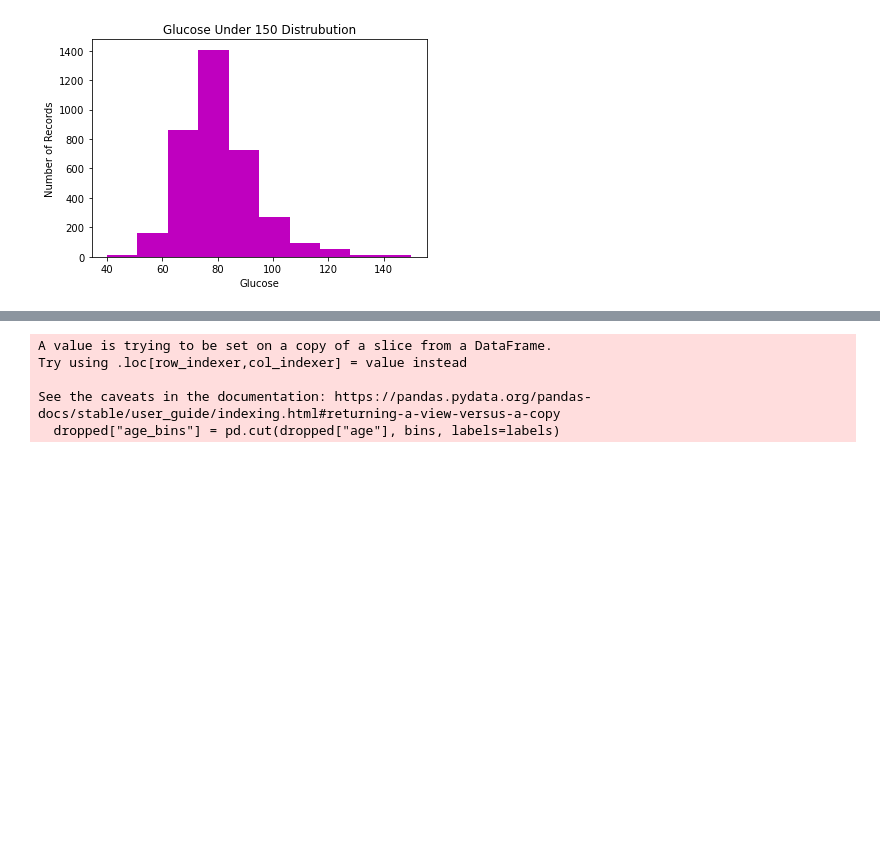
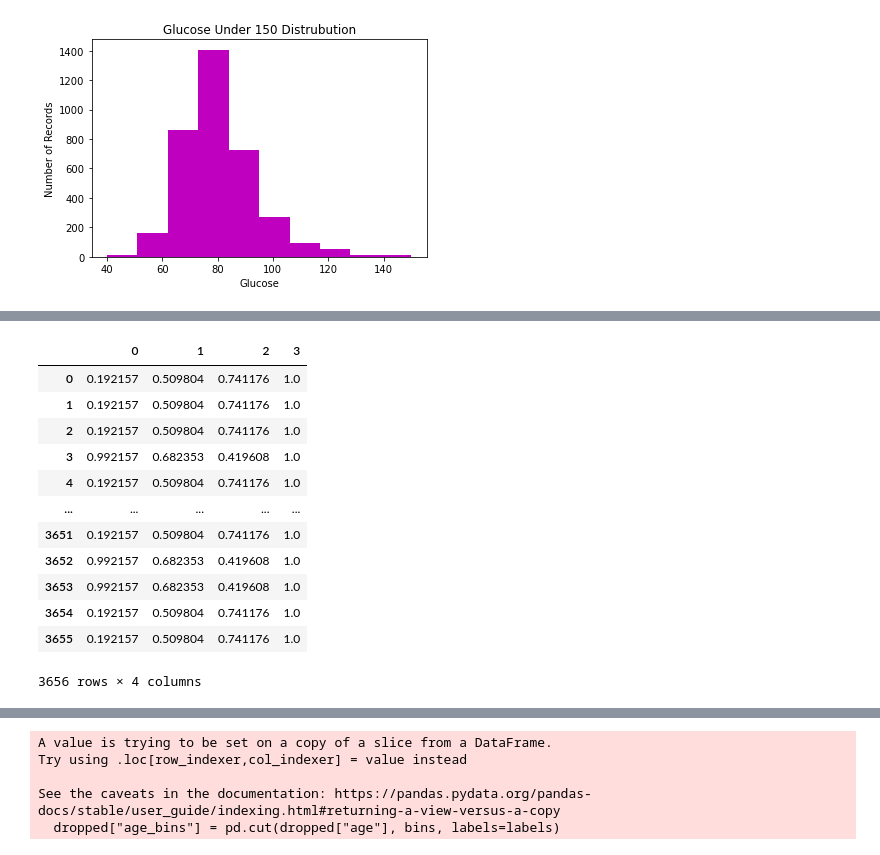
Before and after one commit to elisabethvirak/Coronary_Heart_Disease, a Jupyter notebook: exploratory_plots.ipynb, the cells around one changed output, grey strips where cells are left out. Cells and saved outputs as stored; diff of their text form; code cells hidden in the pictures; blank space fills up the shorter version.

```diff
--- a/exploratory_plots.ipynb
+++ b/exploratory_plots.ipynb
@@ -124,0 +151,17 @@ plt.savefig("plots/gluc_hist_under150")
+# %%
+colors=pd.DataFrame(colormap(risk))
+colors
+# %% [output]
+|  | 0 | 1 | 2 | 3 |
+| 0 | 0.192157 | 0.509804 | 0.741176 | 1.0 |
+| 1 | 0.192157 | 0.509804 | 0.741176 | 1.0 |
+| 2 | 0.192157 | 0.509804 | 0.741176 | 1.0 |
+| 3 | 0.992157 | 0.682353 | 0.419608 | 1.0 |
+| 4 | 0.192157 | 0.509804 | 0.741176 | 1.0 |
+| ... | ... | ... | ... | ... |
+| 3651 | 0.192157 | 0.509804 | 0.741176 | 1.0 |
+| 3652 | 0.992157 | 0.682353 | 0.419608 | 1.0 |
+| 3653 | 0.992157 | 0.682353 | 0.419608 | 1.0 |
+| 3654 | 0.192157 | 0.509804 | 0.741176 | 1.0 |
+| 3655 | 0.192157 | 0.509804 | 0.741176 | 1.0 |
+3656 rows × 4 columns
```
Also changed, not shown: parts of 7 cells of this notebook, 3 other files.
